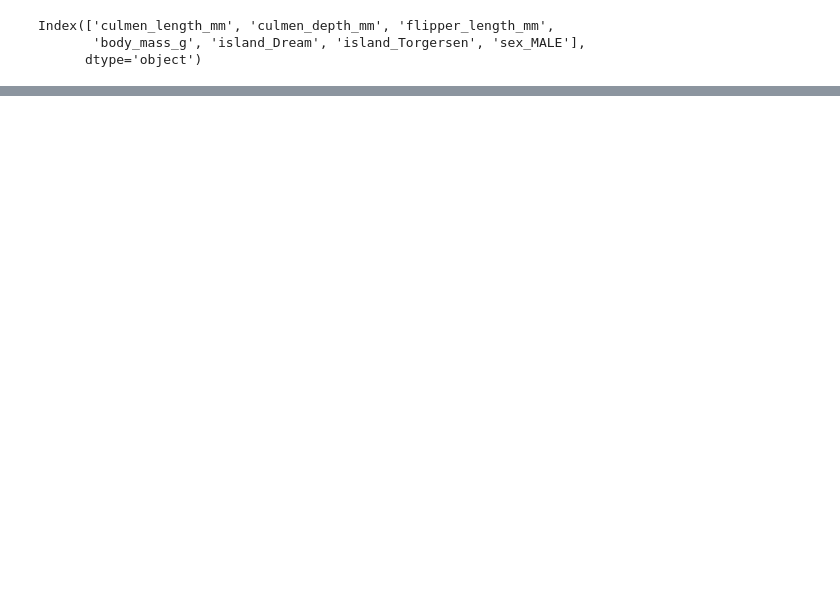
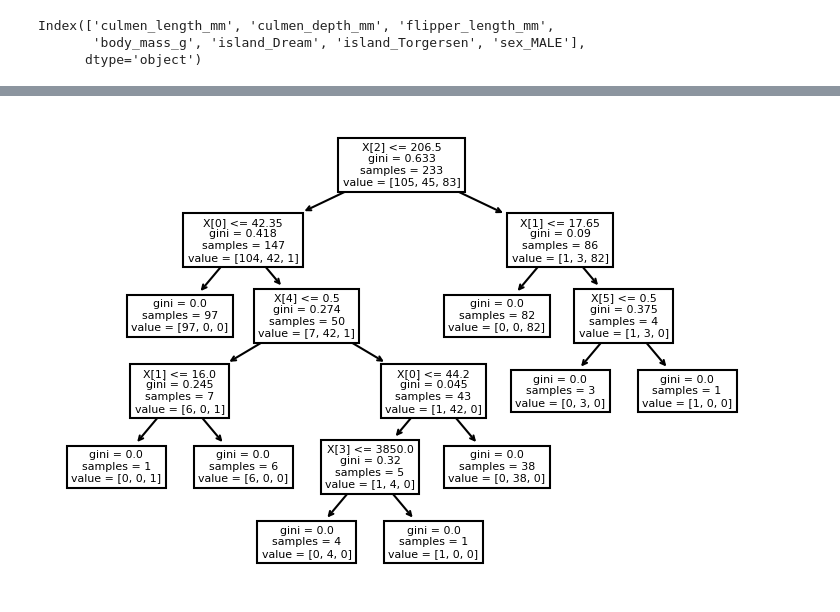
Before and after one commit to Jalpa-08/Machine-Learning-Models, a Jupyter notebook: Decision Tree/DT_Penguin_DataSet.ipynb, the cells around one changed output, grey strips where cells are left out. Drawn from its saved outputs; the diff is of its cells as text; code cells hidden in the pictures; blank space fills up the shorter version.

```diff
--- a/Decision Tree/DT_Penguin_DataSet.ipynb
+++ b/Decision Tree/DT_Penguin_DataSet.ipynb
@@ -252,0 +255,5 @@ pd.DataFrame( index = X.columns, data =model.feature_importances_, columns = ['F
+# %%
+plt.figure(dpi = 150)
+plot_tree(model);
+# %% [output]
+[figure, added]
```
Also changed, not shown: parts of 18 cells of this notebook.
